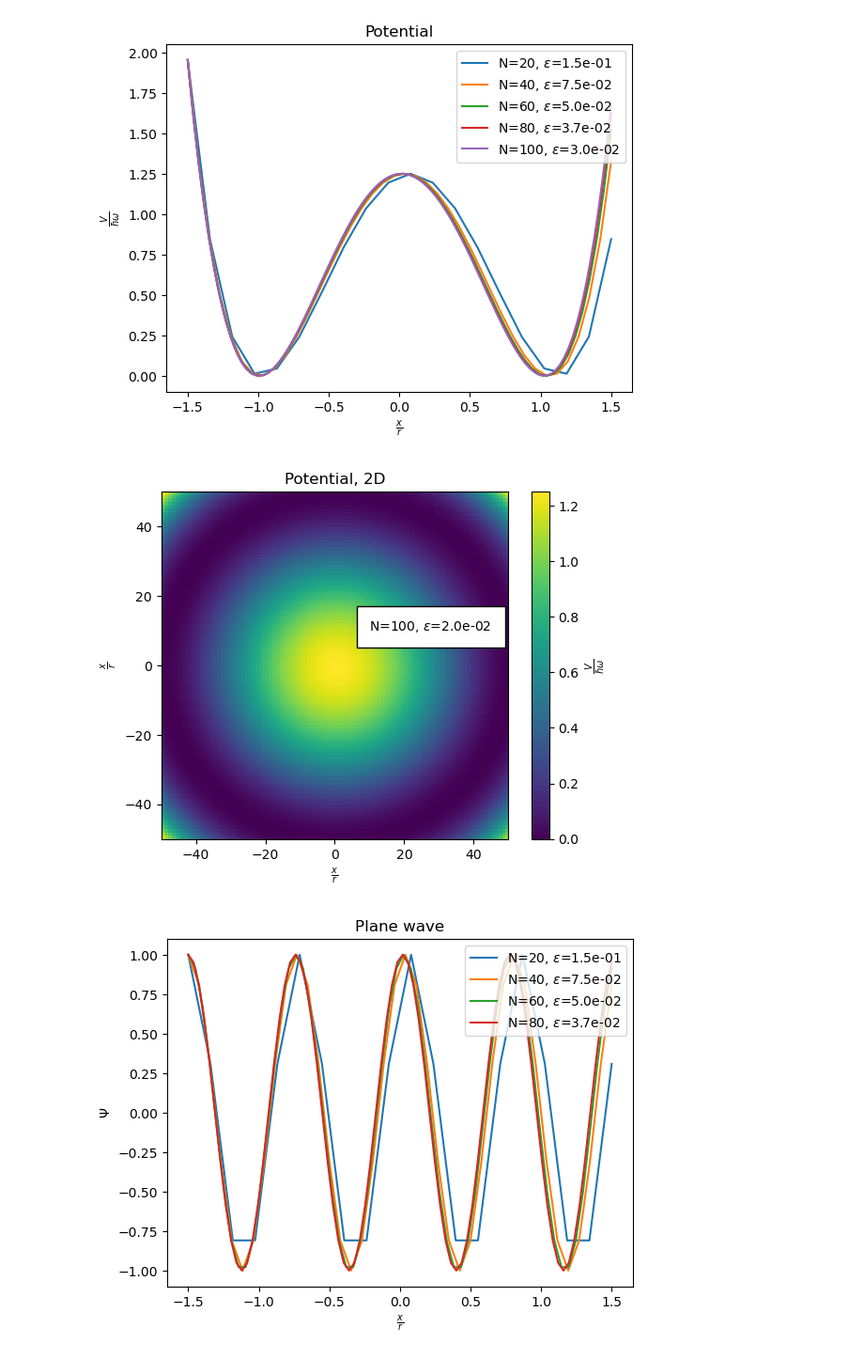
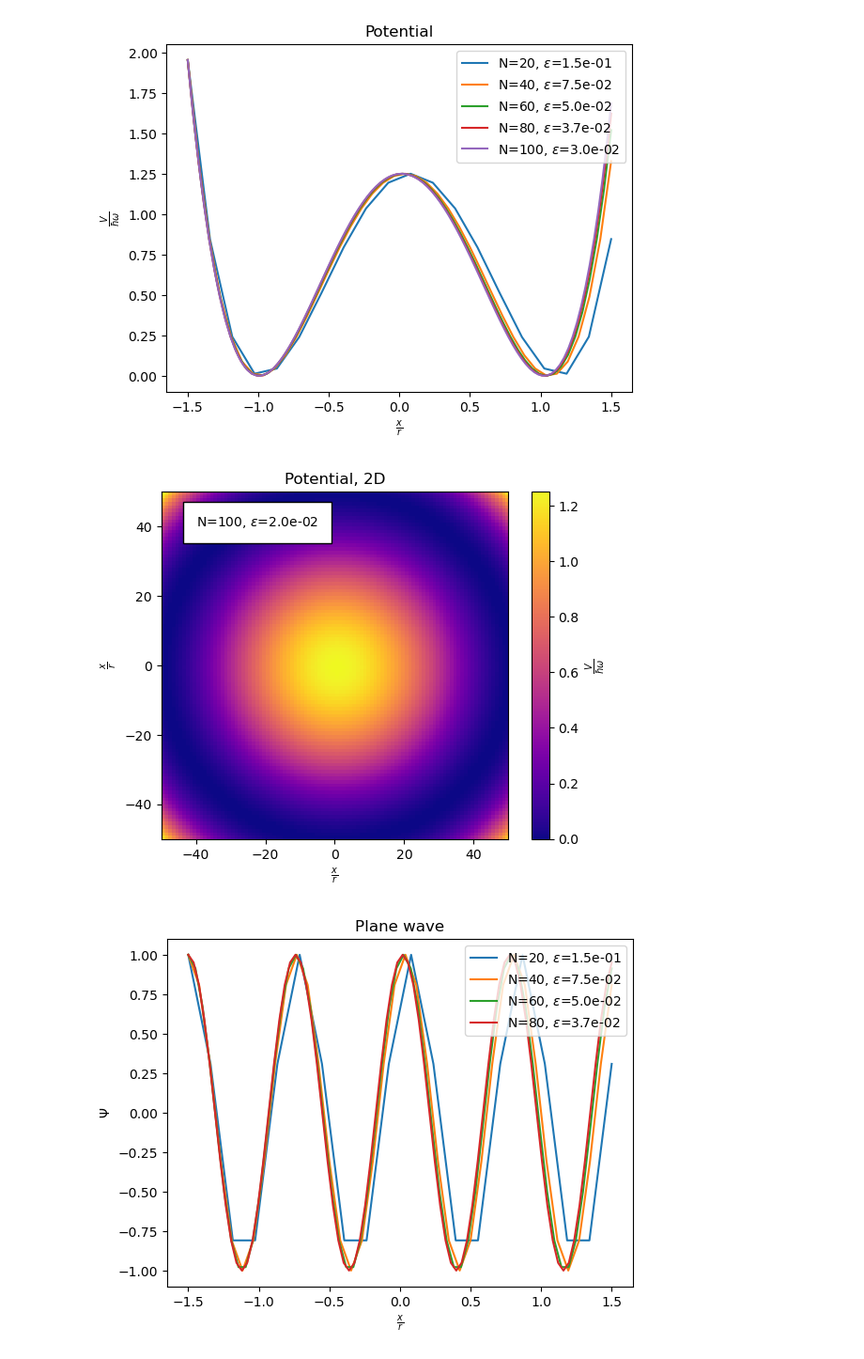
Before and after one commit to Quanta-Dan/comp_phys, a Jupyter notebook: plotting.ipynb, the cells around one changed output. Shown: that part at 94% size. Drawn from its saved outputs; the diff is of its cells as text; code cells hidden in the pictures.

```diff
--- a/plotting.ipynb
+++ b/plotting.ipynb
@@ -37,31 +37,31 @@ plt.show()
 # %%
 # Plot potential 2D
 plt.title('Potential, 2D')
 plt.xlabel(r"$\frac{x}{r}$")
 plt.ylabel(r"$\frac{x}{r}$")
 
 L_over_r = 2
 N = 100
 epsilon = L_over_r/N
 D = 2
 mu = 10
 epsilon_2 = epsilon**2
 functions.N = N
 functions.D = D
 functions.mu = mu
 functions.epsilon_2 = epsilon_2
 x = np.zeros((N,)*D)
 psi = np.ones_like(x)
 potential = potential_function(psi)
 x_axis = np.linspace(-N/2,N/2,N)
 x_axis= x_axis*epsilon
-plt.imshow(potential.real, extent=[-N/2,N/2, -N/2,N/2])
-plt.text(N/10, N/10, fr'N={N}, $\epsilon$={epsilon:.1e}', bbox={'facecolor': 'white', 'pad': 10})
+plt.imshow(potential.real, extent=[-N/2,N/2, -N/2,N/2], cmap = 'plasma')
+plt.text(-N/2.5,N/2.5, fr'N={N}, $\epsilon$={epsilon:.1e}', bbox={'facecolor': 'white', 'pad': 10})
 plt.colorbar().set_label(r"$\frac{V}{\hbar\omega}$")
 
 plt.show()
 # %% [output]
-[figure, old version]
+[figure, new version]
 # %%
 # Plot plane wave
 import numpy as np
```
Also changed, not shown: parts of 2 cells of this notebook, 4 other files.
